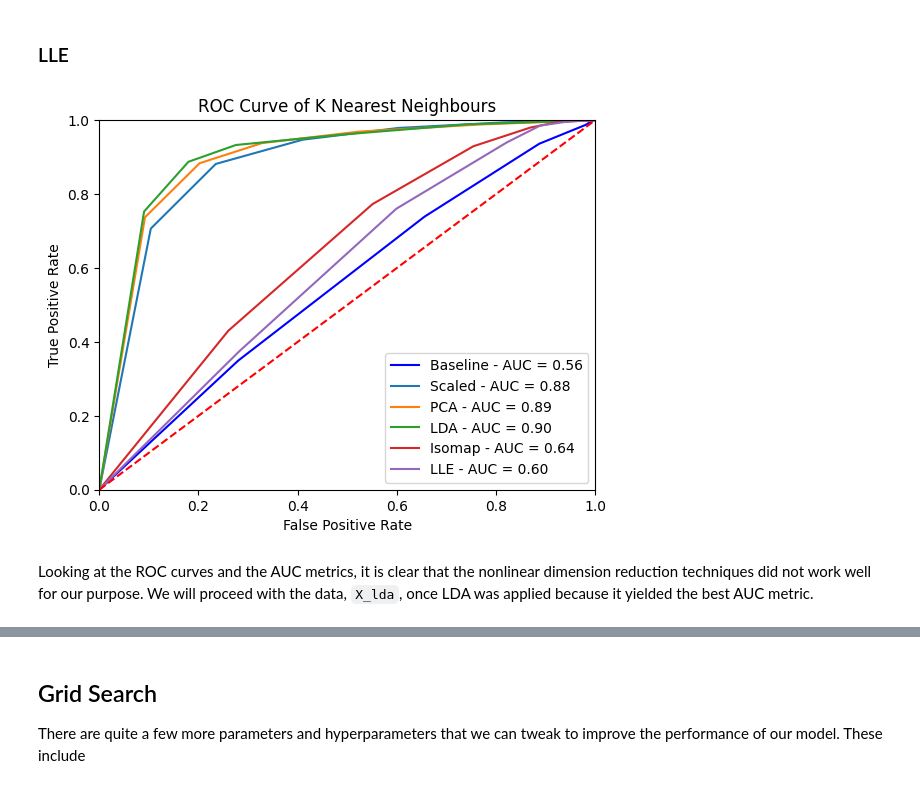
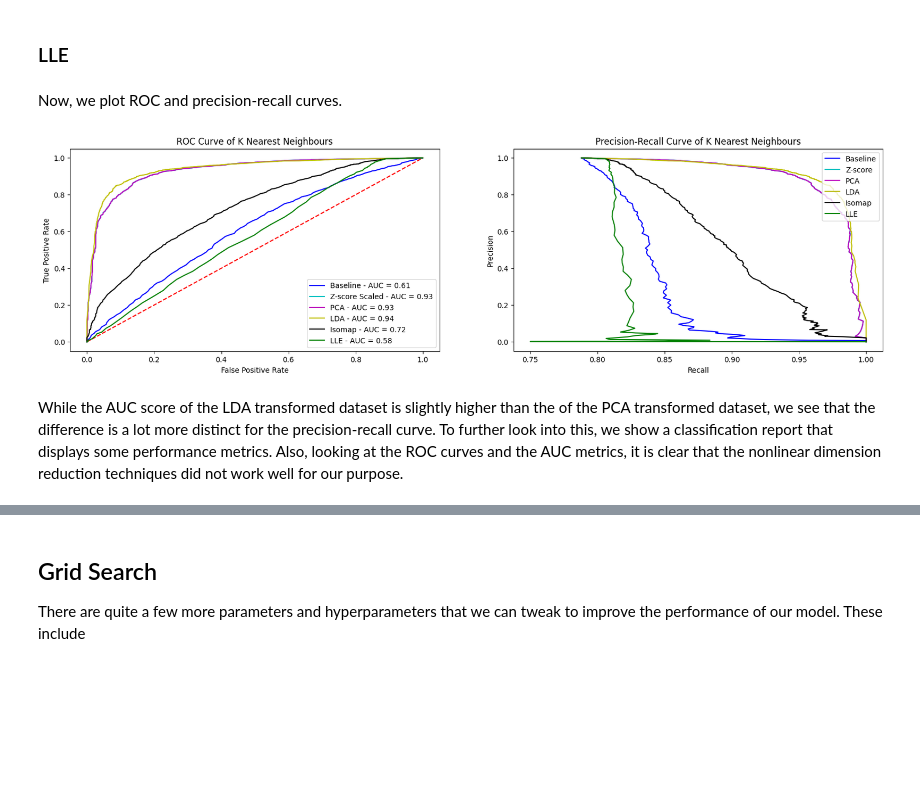
Before and after one commit to christianndjanda/-DST_Assessment_1_Group_4, a Jupyter notebook: ChristianN/K Nearest Neighbours Model.ipynb, the cells around one changed output, grey strips where cells are left out. Saved outputs shown, nothing was run; the diff lists cells and outputs as text; code cells hidden in the pictures; blank space fills up the shorter version.

```diff
--- a/ChristianN/K Nearest Neighbours Model.ipynb
+++ b/ChristianN/K Nearest Neighbours Model.ipynb
@@ -260,32 +323,47 @@ plt.show()
 # %% [markdown]
 ### LLE
-# %%
-embedding = LocallyLinearEmbedding()
-X_lle = embedding.fit_transform(X)
-
-X_train5, X_test5, y_train5, y_test5 = sklearn.model_selection.train_test_split(X_lle, y, test_size = 0.20, random_state = 5)
-KNN5 = KNeighborsClassifier()
-KNN5.fit(X_train5, y_train5)
-y_pred_baseline5 = KNN5.predict(X_test5)
-y_scores5 = KNN5.predict_proba(X_test5)
-fpr5, tpr5, threshold5 = roc_curve(y_test5, y_scores5[:,1])
-roc_auc5 = auc(fpr5, tpr5)
-
-plt.plot(fpr, tpr,'b', label = 'Baseline - AUC = %0.2f' % roc_auc)
-plt.plot(fpr1, tpr1, label = 'Scaled - AUC = %0.2f' % roc_auc1)
-plt.plot(fpr2, tpr2, label = 'PCA - AUC = %0.2f' % roc_auc2)
-plt.plot(fpr3, tpr3, label = 'LDA - AUC = %0.2f' % roc_auc3)
-plt.plot(fpr4, tpr4, label = 'Isomap - AUC = %0.2f' % roc_auc4)
-plt.plot(fpr5, tpr5, label = 'LLE - AUC = %0.2f' % roc_auc5)
-plt.legend(loc = 'lower right')
-plt.plot([0, 1], [0, 1],'r--')
-plt.xlim([0, 1])
-plt.ylim([0, 1])
-plt.ylabel('True Positive Rate')
-plt.xlabel('False Positive Rate')
-plt.title('ROC Curve of K Nearest Neighbours')
-plt.show()
-# %% [output]
-[figure, removed]
-# %% [markdown]
-Looking at the ROC curves and the AUC metrics, it is clear that the nonlinear dimension reduction techniques did not work well for our purpose. We will proceed with the data, `X_lda`, once LDA was applied because it yielded the best AUC metric.
+# %%
+embedding = LocallyLinearEmbedding()
+X_lle = embedding.fit_transform(X)
+
+X_train5, X_test5, y_train5, y_test5 = sklearn.model_selection.train_test_split(X_lle, y, test_size = 0.20, random_state = 5)
+KNN5 = KNeighborsClassifier(n_neighbors=int(np.sqrt(X.size)))
+KNN5.fit(X_train5, y_train5)
+y_pred_baseline5 = KNN5.predict(X_test5)
+y_scores5 = KNN5.predict_proba(X_test5)
+fpr5, tpr5, threshold5 = roc_curve(y_test5, y_scores5[:,1])
+fpr5_precision_recall, tpr5_precision_recall, threshold5_precision_recall = precision_recall_curve(y_test5, y_scores5[:,1])
+roc_auc5 = auc(fpr5, tpr5)
+# %% [markdown]
+Now, we plot ROC and precision-recall curves.
+# %%
+fig, (ax, ax0) = plt.subplots(1, 2, figsize=(20, 5))
+
+ax.plot([0, 1], [0, 1],'r--')
+ax.plot(fpr, tpr,'b', label = 'Baseline - AUC = %0.2f' % roc_auc)
+ax.plot(fpr1, tpr1, 'c', label = 'Z-score Scaled - AUC = %0.2f' % roc_auc1)
+ax.plot(fpr2, tpr2, 'm', label = 'PCA - AUC = %0.2f' % roc_auc2)
+ax.plot(fpr3, tpr3, 'y', label = 'LDA - AUC = %0.2f' % roc_auc3)
+ax.plot(fpr4, tpr4, 'k', label = 'Isomap - AUC = %0.2f' % roc_auc4)
+ax.plot(fpr5, tpr5, 'g', label = 'LLE - AUC = %0.2f' % roc_auc5)
+
+ax0.plot(fpr_precision_recall, tpr_precision_recall, 'b', label = 'Baseline')
+ax0.plot(fpr1_precision_recall, tpr1_precision_recall, 'c', label = 'Z-score')
+ax0.plot(fpr2_precision_recall, tpr2_precision_recall, 'm', label = 'PCA')
+ax0.plot(fpr3_precision_recall, tpr3_precision_recall, 'y', label = 'LDA')
+ax0.plot(fpr4_precision_recall, tpr4_precision_recall, 'k', label = 'Isomap')
+ax0.plot(fpr5_precision_recall, tpr5_precision_recall, 'g', label = 'LLE')
+
+ax.set_title("ROC Curve of K Nearest Neighbours")
+ax.set(xlabel="False Positive Rate", ylabel="True Positive Rate")
+ax.legend(loc = 'lower right')
+
+ax0.set_title("Precision-Recall Curve of K Nearest Neighbours")
+ax0.set(xlabel="Recall", ylabel="Precision")
+ax0.legend(loc = 'upper right')
+
+plt.show()
+# %% [output]
+[figure, added]
+# %% [markdown]
+While the AUC score of the LDA transformed dataset is slightly higher than the of the PCA transformed dataset, we see that the difference is a lot more distinct for the precision-recall curve. To further look into this, we show a classification report that displays some performance metrics. Also, looking at the ROC curves and the AUC metrics, it is clear that the nonlinear dimension reduction techniques did not work well for our purpose.
```
Also changed, not shown: parts of 35 cells of this notebook.
